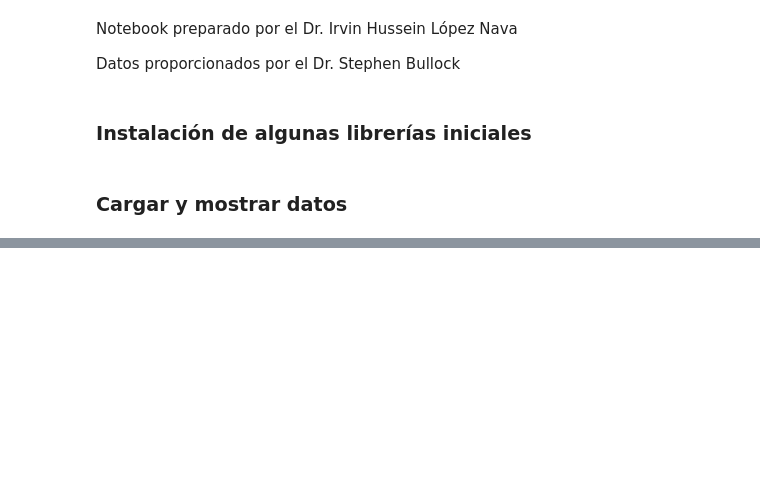
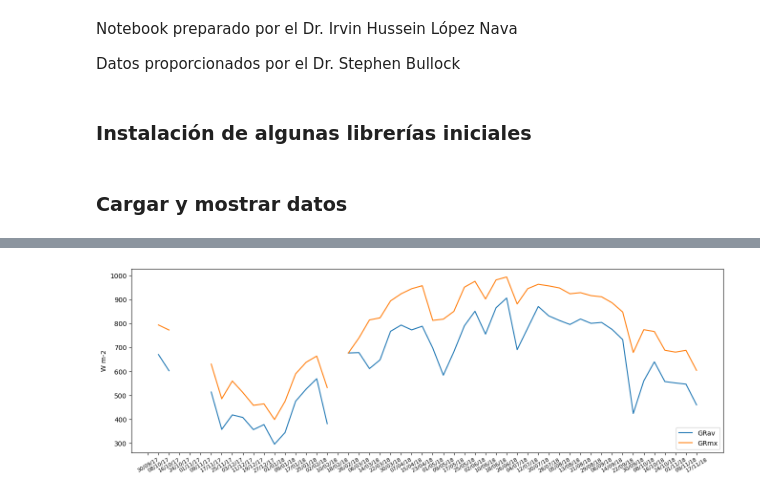
Before and after one commit to husseinlopez/biologia, a Jupyter notebook: data_analysis.ipynb, the cells around one changed output, grey strips where cells are left out. Drawn from its saved outputs; the diff is of its cells as text; code cells hidden in the pictures; blank space fills up the shorter version.

```diff
--- a/data_analysis.ipynb
+++ b/data_analysis.ipynb
@@ -36,0 +99,13 @@ print(df.head())
+# %%
+# Se define el tamaño del gráfico
+fig = plt.subplots(figsize=(16, 5))
+
+# Se grafican las dos variables de radiación global
+plt.plot(df['Date'], df['4 GRav'])
+plt.plot(df['Date'], df['4 GRmx'])
+# Parámetros adicionales para la gráficas
+plt.legend(["GRav", "GRmx"], loc ="lower right")
+plt.ylabel('W m-2')
+plt.xticks(rotation=30, fontsize=8);
+# %% [output]
+[figure, added]
```
Also changed, not shown: parts of 20 cells of this notebook.
